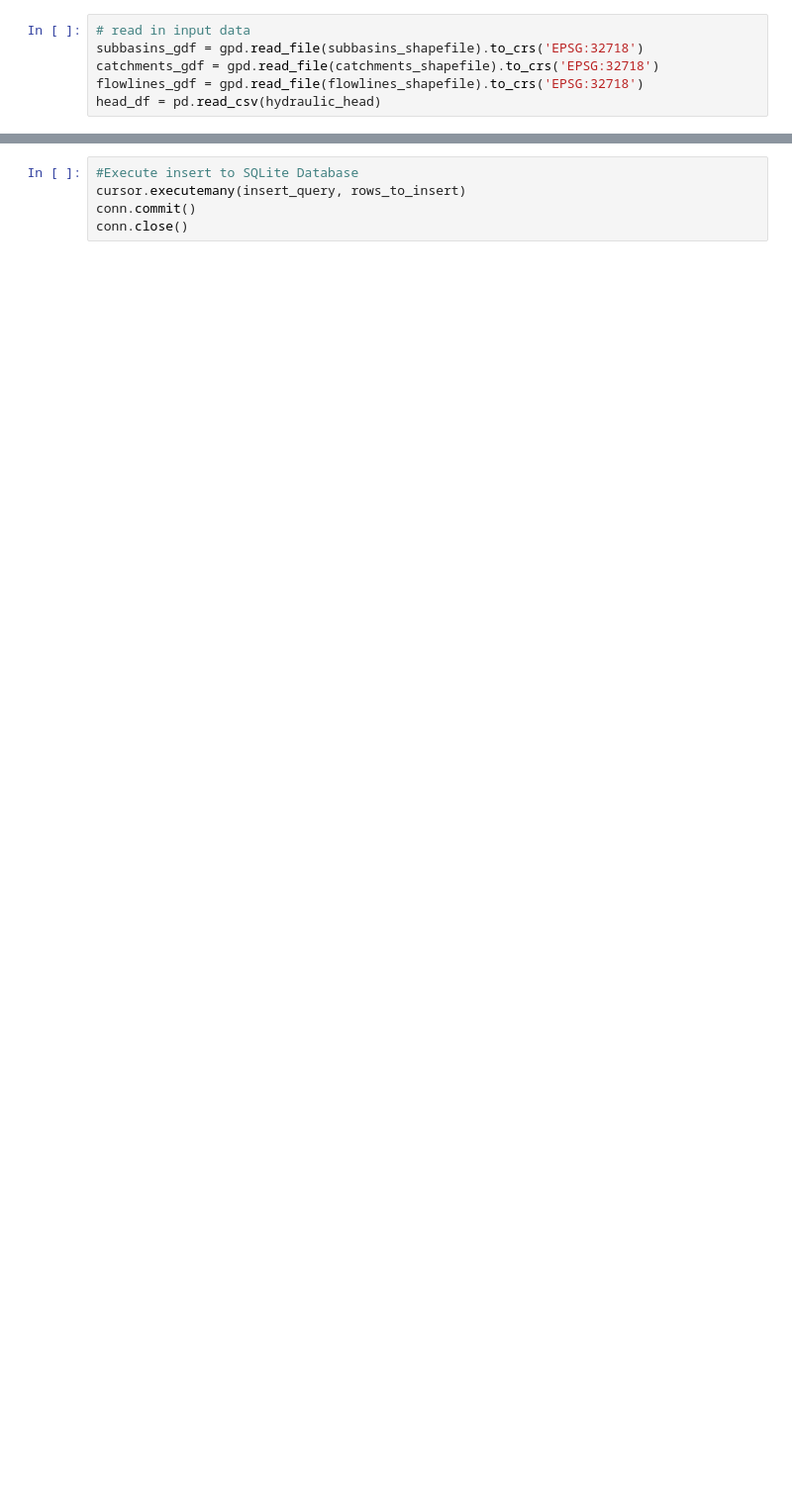
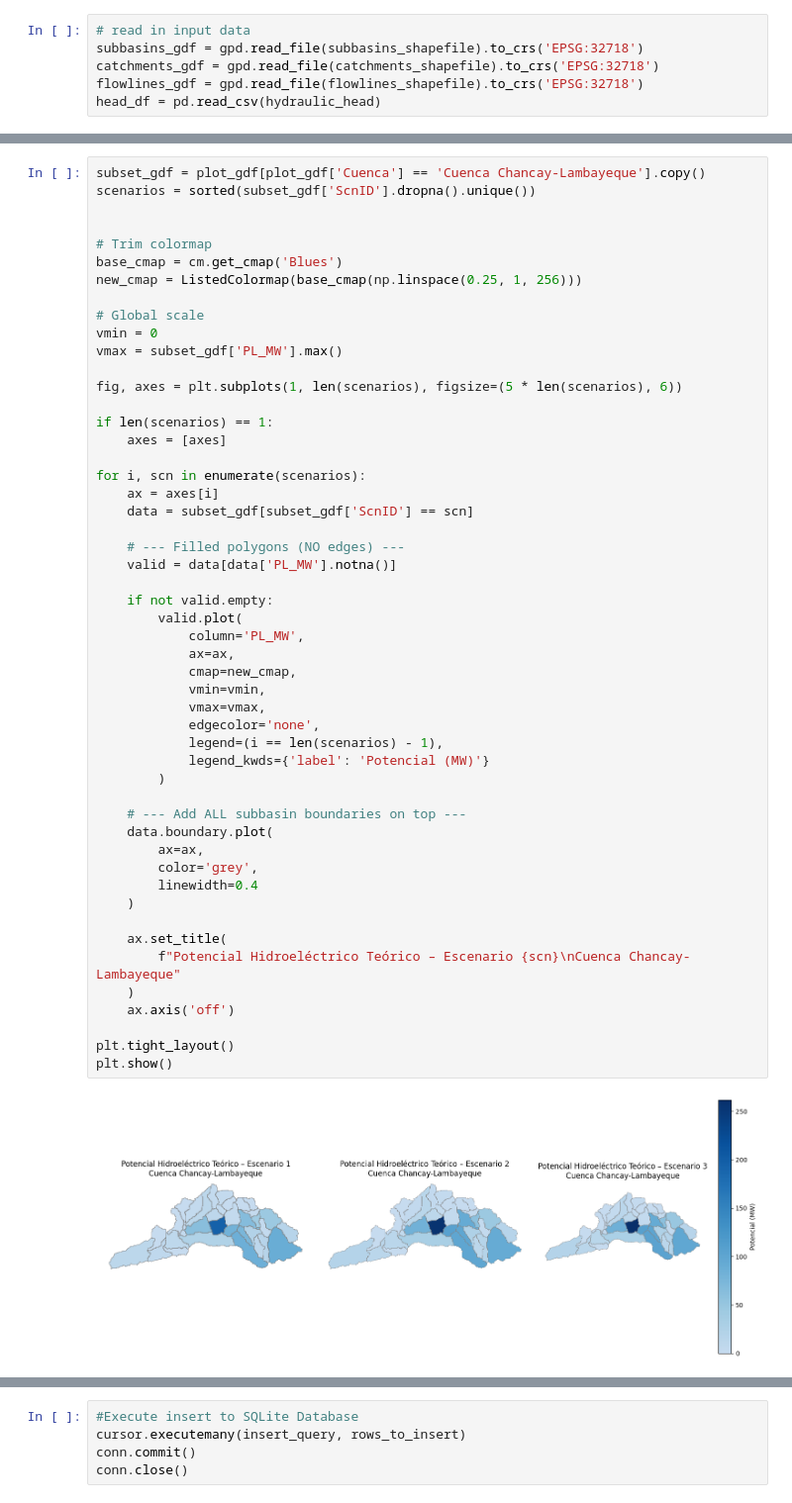
Before and after one commit to RTIInternational/iki-risk-assessment, a Jupyter notebook: Indicadores/Vulnerabilidad/VSB6.ipynb, the cells around one changed output, grey strips where cells are left out. Shown at 99% size. Cells and saved outputs as stored; diff of their text form; blank space fills up the shorter version.

```diff
--- a/Indicadores/Vulnerabilidad/VSB6.ipynb
+++ b/Indicadores/Vulnerabilidad/VSB6.ipynb
@@ -249,0 +491,53 @@ plt.show()
+# %%
+subset_gdf = plot_gdf[plot_gdf['Cuenca'] == 'Cuenca Chancay-Lambayeque'].copy()
+scenarios = sorted(subset_gdf['ScnID'].dropna().unique())
+
+
+# Trim colormap
+base_cmap = cm.get_cmap('Blues')
+new_cmap = ListedColormap(base_cmap(np.linspace(0.25, 1, 256)))
+
+# Global scale
+vmin = 0
+vmax = subset_gdf['PL_MW'].max()
+
+fig, axes = plt.subplots(1, len(scenarios), figsize=(5 * len(scenarios), 6))
+
+if len(scenarios) == 1:
+    axes = [axes]
+
+for i, scn in enumerate(scenarios):
+    ax = axes[i]
+    data = subset_gdf[subset_gdf['ScnID'] == scn]
+
+    # --- Filled polygons (NO edges) ---
+    valid = data[data['PL_MW'].notna()]
+
+    if not valid.empty:
+        valid.plot(
+            column='PL_MW',
+            ax=ax,
+            cmap=new_cmap,
+            vmin=vmin,
+            vmax=vmax,
+            edgecolor='none',
+            legend=(i == len(scenarios) - 1),
+            legend_kwds={'label': 'Potencial (MW)'}
+        )
+
+    # --- Add ALL subbasin boundaries on top ---
+    data.boundary.plot(
+        ax=ax,
+        color='grey',
+        linewidth=0.4
+    )
+
+    ax.set_title(
+        f"Potencial Hidroeléctrico Teórico – Escenario {scn}\nCuenca Chancay-Lambayeque"
+    )
+    ax.axis('off')
+
+plt.tight_layout()
+plt.show()
+# %% [output]
+[figure, added]
```
Also changed, not shown: parts of 22 cells of this notebook, 43 other files.
